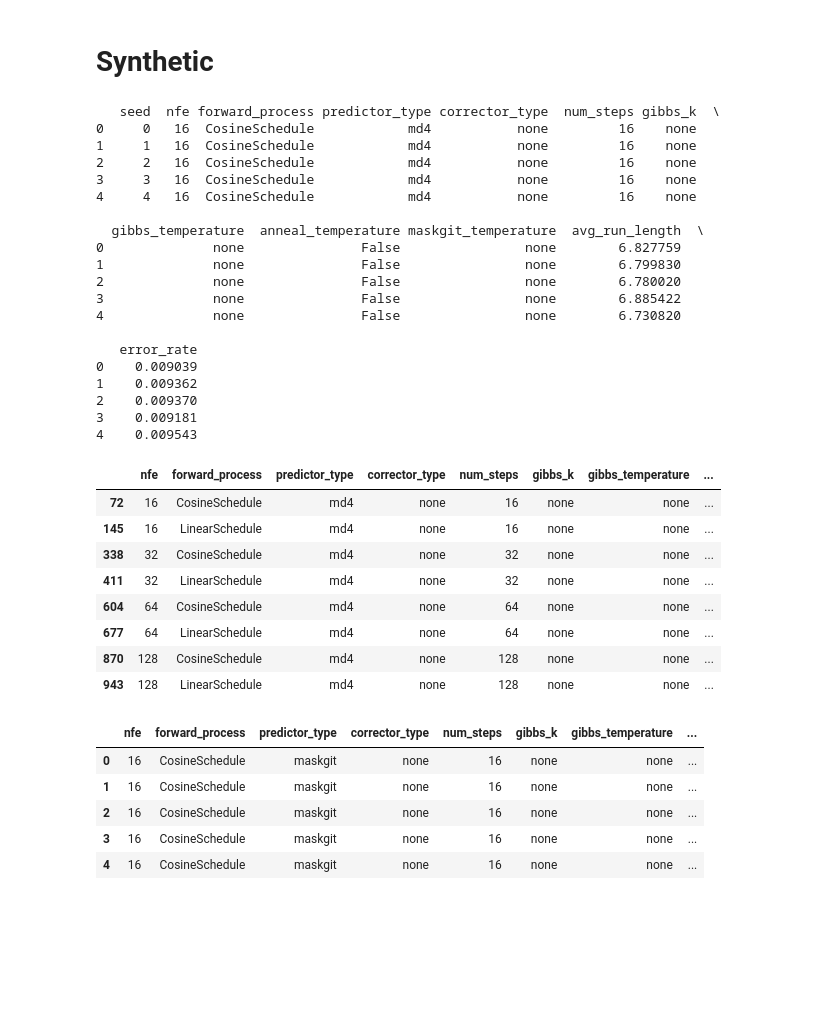
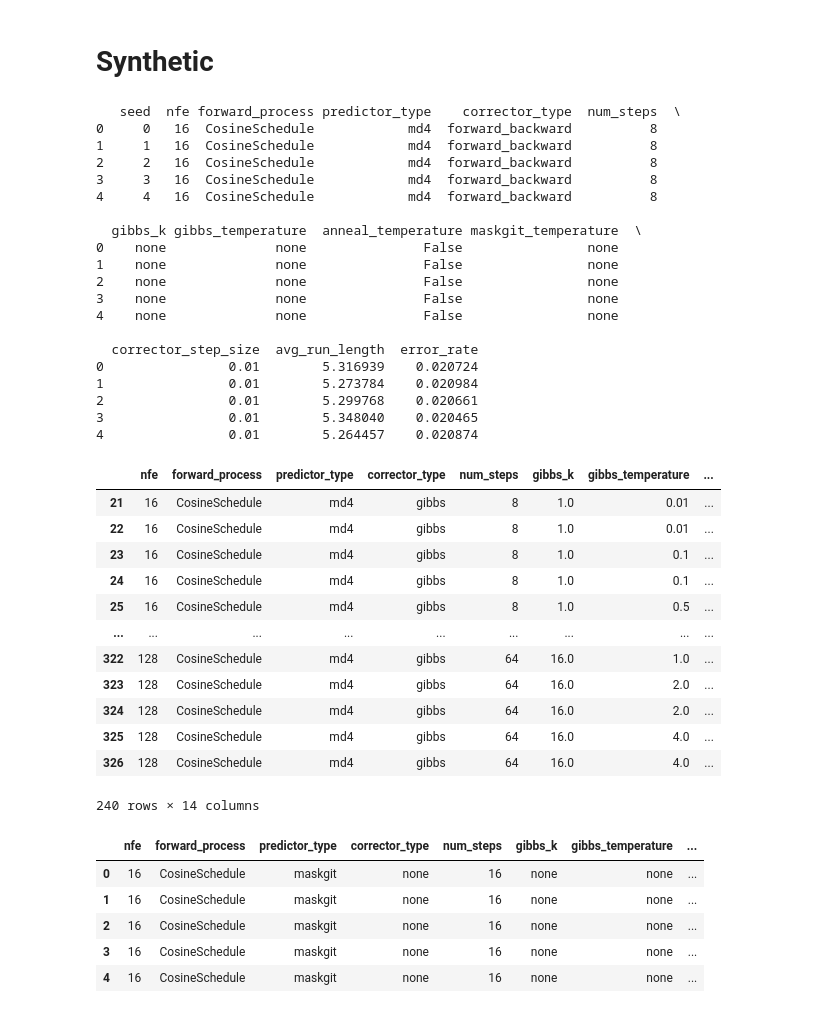
Before and after one commit to matthew9671/maskgit-jax, a Jupyter notebook: notebooks/make_plots.ipynb, the cells around one changed output. Saved outputs shown, nothing was run; the diff lists cells and outputs as text; code cells hidden in the pictures; blank space fills up the shorter version.

```diff
--- a/notebooks/make_plots.ipynb
+++ b/notebooks/make_plots.ipynb
@@ -21,31 +21,37 @@ palette
 # %% [markdown]
 # Synthetic
 # %%
-df = pd.read_csv('mc_4states_p=0.9_1_27.csv')
+# df = pd.read_csv('mc_4states_p=0.9_1_27.csv')
+df = pd.read_csv('mc_4states_p=0.9_1_30_all.csv')
+# df["corrector_step_size"] = 0
+
+# df_fb = pd.read_csv('mc_4states_p=0.9_1_30_fb.csv')
+# # concatenate the two dataframes
+# df = pd.concat([df, df_fb], axis=0)
 df = df.fillna(value="none")
+df_full = df
 print(df.head())
-df_full = df
 # %% [output]
-   seed  nfe forward_process predictor_type corrector_type  num_steps gibbs_k  \
-0     0   16  CosineSchedule            md4           none         16    none
-1     1   16  CosineSchedule            md4           none         16    none
-2     2   16  CosineSchedule            md4           none         16    none
-3     3   16  CosineSchedule            md4           none         16    none
-4     4   16  CosineSchedule            md4           none         16    none
+   seed  nfe forward_process predictor_type    corrector_type  num_steps  \
+0     0   16  CosineSchedule            md4  forward_backward          8
+1     1   16  CosineSchedule            md4  forward_backward          8
+2     2   16  CosineSchedule            md4  forward_backward          8
+3     3   16  CosineSchedule            md4  forward_backward          8
+4     4   16  CosineSchedule            md4  forward_backward          8
 
-  gibbs_temperature  anneal_temperature maskgit_temperature  avg_run_length  \
-0              none               False                none        6.827759
-1              none               False                none        6.799830
-2              none               False                none        6.780020
-3              none               False                none        6.885422
-4              none               False                none        6.730820
+  gibbs_k gibbs_temperature  anneal_temperature maskgit_temperature  \
+0    none              none               False                none
+1    none              none               False                none
+2    none              none               False                none
+3    none              none               False                none
+4    none              none               False                none
 
-   error_rate
-0    0.009039
-1    0.009362
-2    0.009370
-3    0.009181
-4    0.009543
+  corrector_step_size  avg_run_length  error_rate
+0                0.01        5.316939    0.020724
+1                0.01        5.273784    0.020984
+2                0.01        5.299768    0.020661
+3                0.01        5.348040    0.020465
+4                0.01        5.264457    0.020874
 # %%
 # Our two metrics are error_rate and avg_run_length
 # We want to average metrics over the seed column, remove the seed column, and add the standard deviation columns for avg_run_length and error_rate
@@ -57,17 +63,21 @@ df_full = df_full.groupby(columns_to_group).agg({'error_rate': ['mean', 'std'],
 df_full.columns = ['_'.join(filter(None, col)) for col in df_full.columns]
 # %%
 df = df_full
-df[(df["predictor_type"] == 'md4') & (df["corrector_type"] == 'none')]
+df[(df["predictor_type"] == 'md4') & (df["corrector_type"] == 'gibbs')]
 # %% [output]
 |  | nfe | forward_process | predictor_type | corrector_type | num_steps | gibbs_k | gibbs_temperature | ... |
-| 72 | 16 | CosineSchedule | md4 | none | 16 | none | none | ... |
-| 145 | 16 | LinearSchedule | md4 | none | 16 | none | none | ... |
-| 338 | 32 | CosineSchedule | md4 | none | 32 | none | none | ... |
-| 411 | 32 | LinearSchedule | md4 | none | 32 | none | none | ... |
-| 604 | 64 | CosineSchedule | md4 | none | 64 | none | none | ... |
-| 677 | 64 | LinearSchedule | md4 | none | 64 | none | none | ... |
-| 870 | 128 | CosineSchedule | md4 | none | 128 | none | none | ... |
-| 943 | 128 | LinearSchedule | md4 | none | 128 | none | none | ... |
+| 21 | 16 | CosineSchedule | md4 | gibbs | 8 | 1.0 | 0.01 | ... |
+| 22 | 16 | CosineSchedule | md4 | gibbs | 8 | 1.0 | 0.01 | ... |
+| 23 | 16 | CosineSchedule | md4 | gibbs | 8 | 1.0 | 0.1 | ... |
+| 24 | 16 | CosineSchedule | md4 | gibbs | 8 | 1.0 | 0.1 | ... |
+| 25 | 16 | CosineSchedule | md4 | gibbs | 8 | 1.0 | 0.5 | ... |
+| ... | ... | ... | ... | ... | ... | ... | ... | ... |
+| 322 | 128 | CosineSchedule | md4 | gibbs | 64 | 16.0 | 1.0 | ... |
+| 323 | 128 | CosineSchedule | md4 | gibbs | 64 | 16.0 | 2.0 | ... |
+| 324 | 128 | CosineSchedule | md4 | gibbs | 64 | 16.0 | 2.0 | ... |
+| 325 | 128 | CosineSchedule | md4 | gibbs | 64 | 16.0 | 4.0 | ... |
+| 326 | 128 | CosineSchedule | md4 | gibbs | 64 | 16.0 | 4.0 | ... |
+240 rows × 14 columns
 # %%
 df_full.head()
 # %% [output]
```
Also changed, not shown: parts of 7 cells of this notebook, 13 other files.
